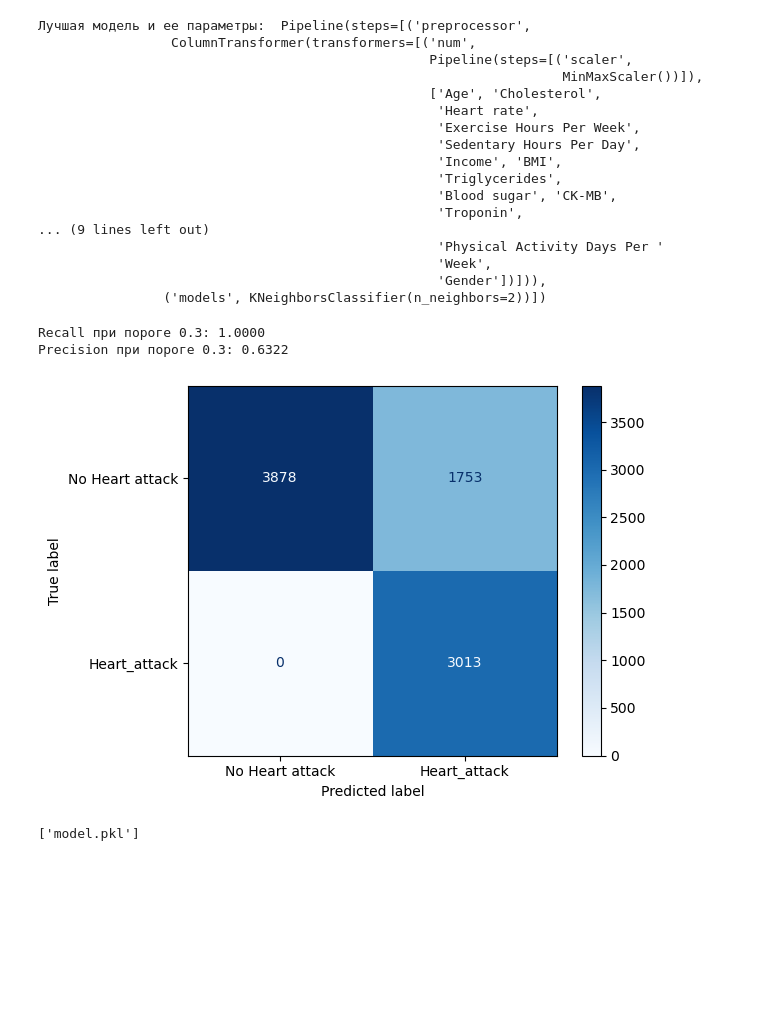
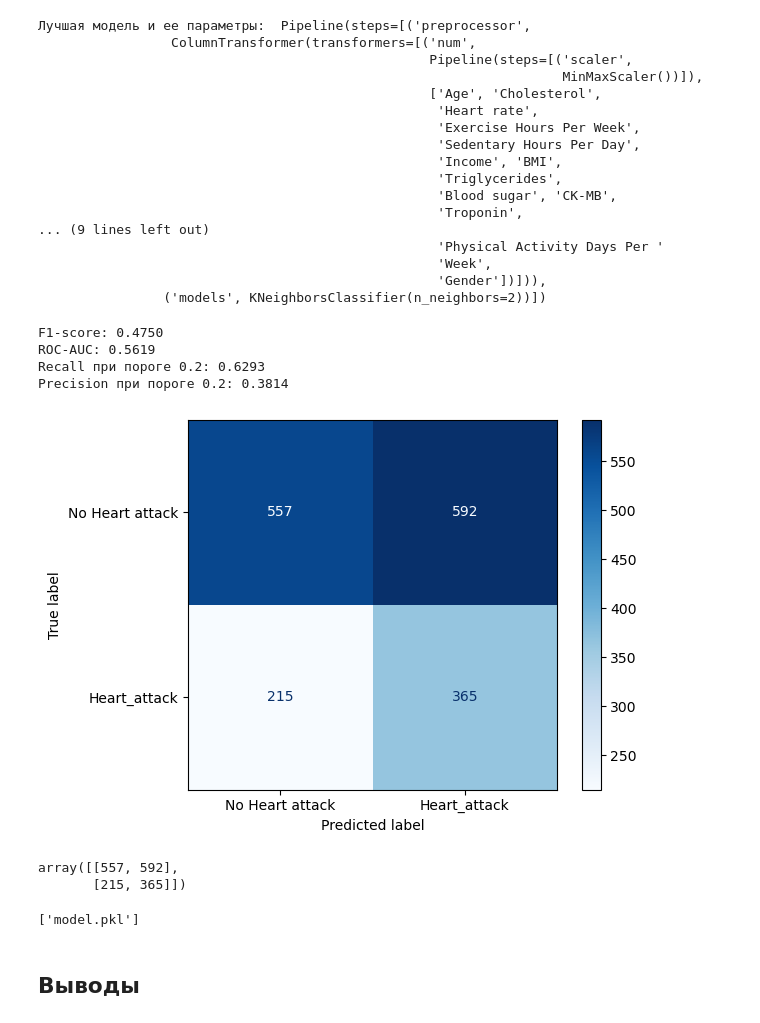
Before and after one commit to misterbake/Heart-Attack-project, a Jupyter notebook: main.ipynb, the cells around one changed output. Saved outputs shown, nothing was run; the diff lists cells and outputs as text; code cells hidden in the pictures; blank space fills up the shorter version.

```diff
--- a/main.ipynb
+++ b/main.ipynb
@@ -898,10 +941,12 @@ cat_cols = [
 RANDOM_STATE = 42
 TEST_SIZE = 0.2
 
-X_train = train_data.drop(['Heart Attack Risk (Binary)','Sleep Hours Per Day','Systolic blood pressure','Smoking'],axis=1)
-y_train = train_data['Heart Attack Risk (Binary)']
+X = train_data.drop(['Heart Attack Risk (Binary)','Sleep Hours Per Day','Smoking','Systolic blood pressure'],axis=1)
+y = train_data['Heart Attack Risk (Binary)']
 
-X_test = test_data.drop(['id','Sleep Hours Per Day','Systolic blood pressure','Smoking'],axis=1)
+X_train, X_valid, y_train, y_valid = train_test_split(X,y,test_size=TEST_SIZE, random_state=RANDOM_STATE)
+
+X_test = test_data.drop(['id','Sleep Hours Per Day','Smoking','Systolic blood pressure'],axis=1)
 test_data_id = test_data['id']
 
 num_transformer = Pipeline(steps=[('scaler', 'passthrough')])
@@ -993,26 +1038,3 @@ print('Лучшая модель и ее параметры: ', randomized_searc
                                                    'Week',
                                                    'Gender'])])),
                 ('models', KNeighborsClassifier(n_neighbors=2))])
-# %%
-y_proba = randomized_search.best_estimator_.predict_proba(X_train)[:,1]
-
-threshold = 0.3
-y_pred_train = (y_proba >= threshold).astype(int)
-
-#recall
-recall_train = recall_score(y_train,y_pred_train)
-print(f"Recall при пороге {threshold}: {recall_train:.4f}")
-
-#precision score
-precision_train = precision_score(y_train,y_pred_train)
-print(f"Precision при пороге {threshold}: {precision_train:.4f}")
-
-#confusion matrix
-cm = confusion_matrix(y_train, y_pred_train, labels=[0,1])
-disp = ConfusionMatrixDisplay(confusion_matrix=cm,display_labels=['No Heart attack','Heart_attack'])
-disp.plot(cmap='Blues')
-plt.show()
-# %% [output]
-Recall при пороге 0.3: 1.0000
-Precision при пороге 0.3: 0.6322
-[figure, removed]
@@ -1019 +1072,39 @@ Precision при пороге 0.3: 0.6322
+# %%
+y_proba_val = randomized_search.best_estimator_.predict_proba(X_valid)[:,1]
+
+threshold = 0.2
+y_pred_val = (y_proba_val >= threshold).astype(int)
+
+#f1_score
+f1 = f1_score(y_valid,y_pred_val)
+print(f"F1-score: {f1:.4f}")
+
+#roc_auc_score
+roc_auc = roc_auc_score(y_valid, y_proba_val)
+print(f"ROC-AUC: {roc_auc:.4f}")
+
+#recall
+recall_val= recall_score(y_valid,y_pred_val)
+print(f"Recall при пороге {threshold}: {recall_val:.4f}")
+
+#precision score
+precision_val = precision_score(y_valid,y_pred_val)
+print(f"Precision при пороге {threshold}: {precision_val:.4f}")
+
+#confusion matrix
+cm = confusion_matrix(y_valid,y_pred_val, labels=[0,1])
+disp = ConfusionMatrixDisplay(confusion_matrix=cm,display_labels=['No Heart attack','Heart_attack'])
+disp.plot(cmap='Blues')
+plt.show()
+# %% [output]
+F1-score: 0.4750
+ROC-AUC: 0.5619
+Recall при пороге 0.2: 0.6293
+Precision при пороге 0.2: 0.3814
+[figure, added]
+# %%
+cm
+# %% [output]
+array([[557, 592],
+       [215, 365]])
 # %%
@@ -1033,3 +1124,5 @@ model = randomized_search.best_estimator_
 joblib.dump(model,'model.pkl')
 # %% [output]
 ['model.pkl']
+# %% [markdown]
+## Выводы
```
Also changed, not shown: parts of 6 cells of this notebook, 10 other files.
